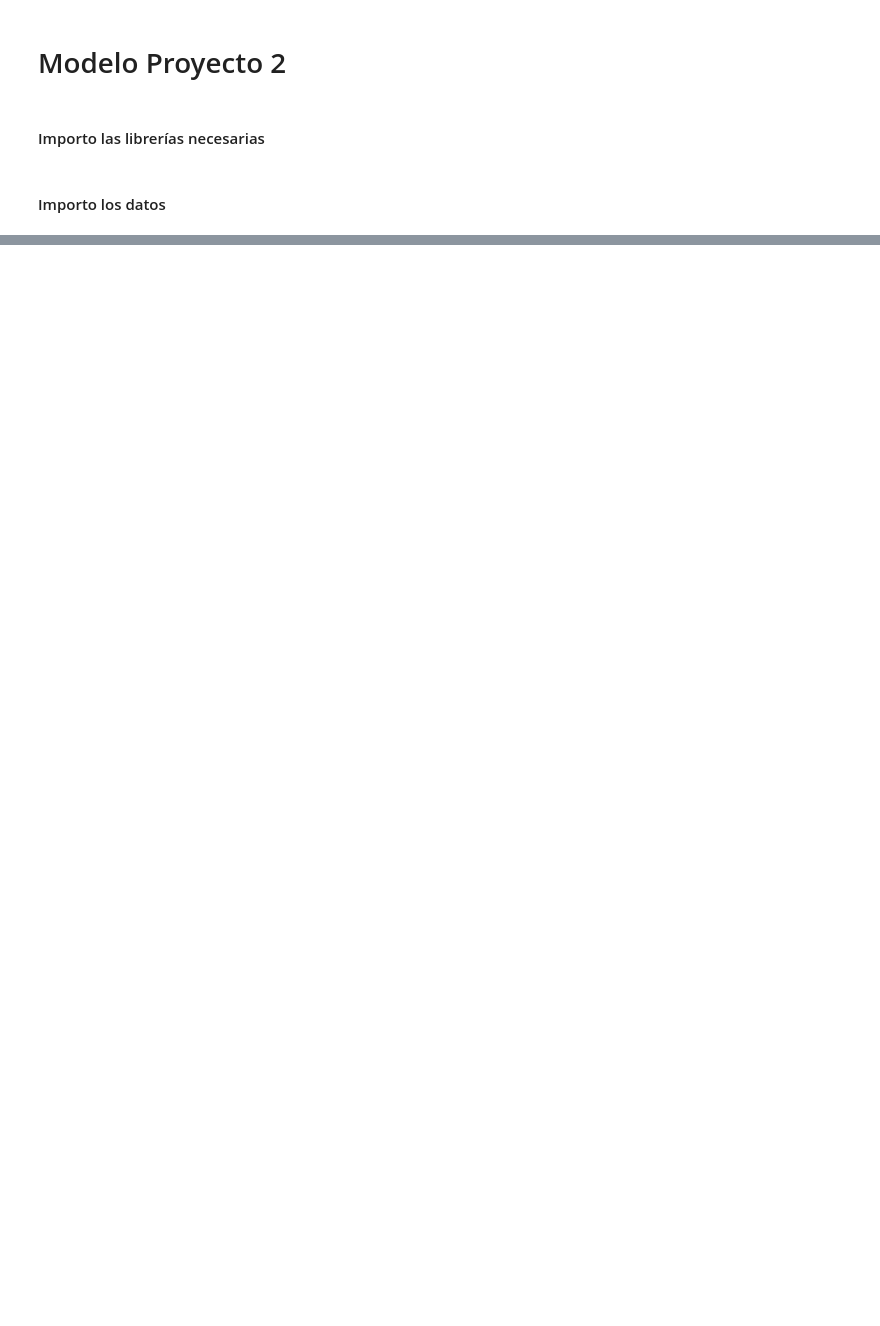
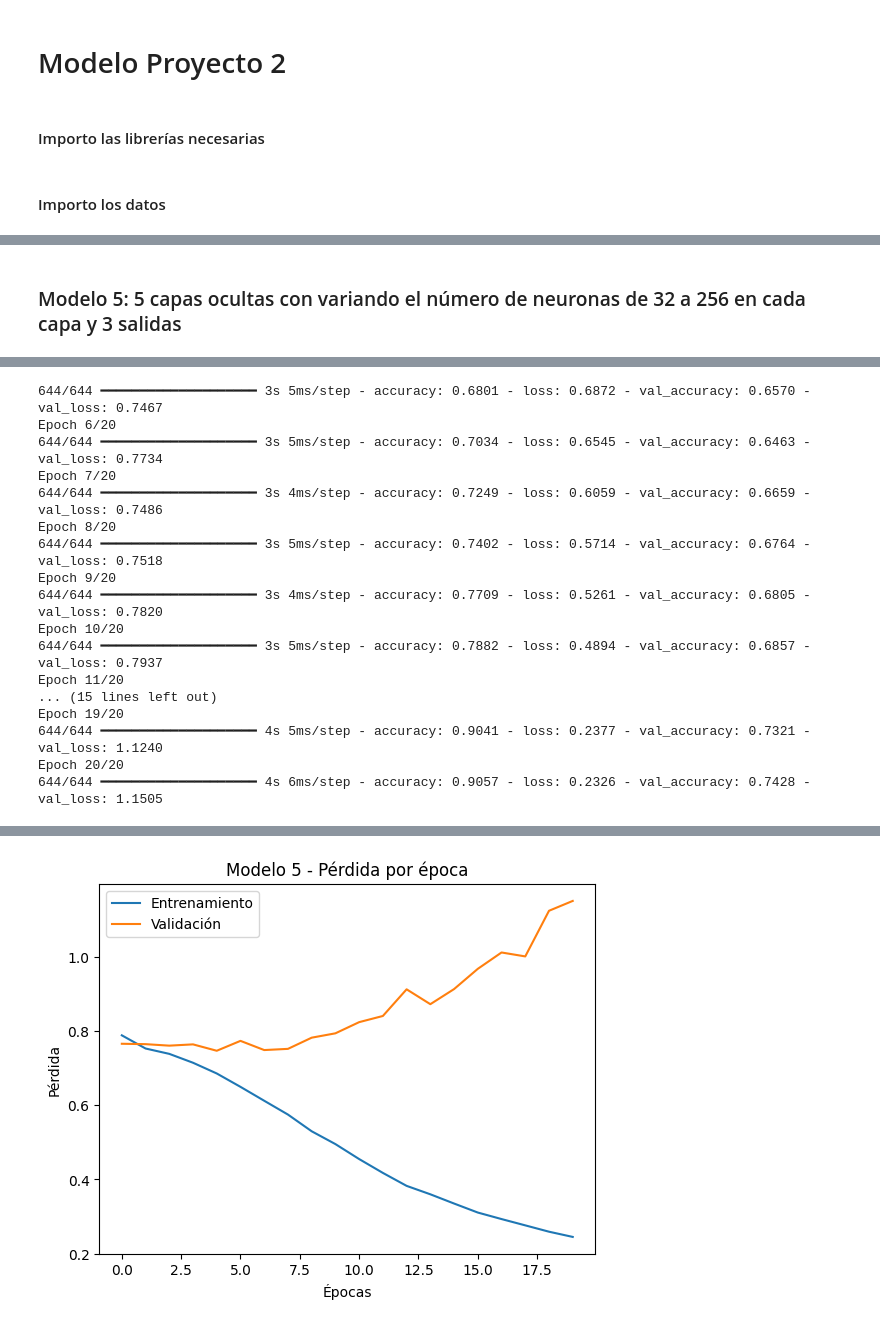
Before and after one commit to EstebanLN/Proyecto-2-Analitica-Computacional, a Jupyter notebook: Modelo/Modelo.ipynb, the cells around one changed output, grey strips where cells are left out. Cells and saved outputs as stored; diff of their text form; code cells hidden in the pictures; blank space fills up the shorter version.

```diff
--- a/Modelo/Modelo.ipynb
+++ b/Modelo/Modelo.ipynb
@@ -48,0 +435,38 @@ test_ds = dataframe_to_dataset(test)
+# %% [markdown]
+### Modelo 5: 5 capas ocultas con variando el número de neuronas de 32 a 256 en cada capa y 3 salidas
+# %%
+with mlflow.start_run(run_name='Modelo5_5'):
+    model5 = keras.Sequential([
+        keras.Input(shape=(train.shape[1],)),  # Capa de entrada
+        layers.Dense(256, activation='relu'),  # Primera capa oculta
+        layers.Dense(128, activation='relu'),  # Segunda capa oculta
+        layers.Dense(96, activation='relu'),   # Tercera capa oculta
+        layers.Dense(64, activation='relu'),   # Cuarta capa oculta
+        layers.Dense(32, activation='relu'),   # Quinta capa oculta
+        layers.Dense(3, activation='softmax')  # Capa de salida
+    ])
+
+    model5.compile(
+        optimizer='adam',
+        loss='sparse_categorical_crossentropy',
+        metrics=['accuracy']
+    )
+
+    history5 = model5.fit(
+        train, y_train,
+        validation_data=(val, y_val),
+        epochs=20,
+        batch_size=32
+    )
+
+    test_loss5, test_acc5 = model5.evaluate(test, y_test)
+    mlflow.log_metric('test_accuracy', test_acc5)
+
+    plt.plot(history5.history['loss'], label='Entrenamiento')
+    plt.plot(history5.history['val_loss'], label='Validación')
+    plt.title('Modelo 5 - Pérdida por época')
+    plt.xlabel('Épocas')
+    plt.ylabel('Pérdida')
+    plt.legend()
+    plt.show()
+# %% [output]
@@ -48,0 +493,17 @@ test_ds = dataframe_to_dataset(test)
+644/644 ━━━━━━━━━━━━━━━━━━━━ 3s 5ms/step - accuracy: 0.6801 - loss: 0.6872 - val_accuracy: 0.6570 - val_loss: 0.7467
+Epoch 6/20
+644/644 ━━━━━━━━━━━━━━━━━━━━ 3s 5ms/step - accuracy: 0.7034 - loss: 0.6545 - val_accuracy: 0.6463 - val_loss: 0.7734
+Epoch 7/20
+644/644 ━━━━━━━━━━━━━━━━━━━━ 3s 4ms/step - accuracy: 0.7249 - loss: 0.6059 - val_accuracy: 0.6659 - val_loss: 0.7486
+Epoch 8/20
+644/644 ━━━━━━━━━━━━━━━━━━━━ 3s 5ms/step - accuracy: 0.7402 - loss: 0.5714 - val_accuracy: 0.6764 - val_loss: 0.7518
+Epoch 9/20
+644/644 ━━━━━━━━━━━━━━━━━━━━ 3s 4ms/step - accuracy: 0.7709 - loss: 0.5261 - val_accuracy: 0.6805 - val_loss: 0.7820
+Epoch 10/20
+644/644 ━━━━━━━━━━━━━━━━━━━━ 3s 5ms/step - accuracy: 0.7882 - loss: 0.4894 - val_accuracy: 0.6857 - val_loss: 0.7937
+Epoch 11/20
+... (15 lines left out)
+Epoch 19/20
+644/644 ━━━━━━━━━━━━━━━━━━━━ 4s 5ms/step - accuracy: 0.9041 - loss: 0.2377 - val_accuracy: 0.7321 - val_loss: 1.1240
+Epoch 20/20
+644/644 ━━━━━━━━━━━━━━━━━━━━ 4s 6ms/step - accuracy: 0.9057 - loss: 0.2326 - val_accuracy: 0.7428 - val_loss: 1.1505
@@ -48,0 +514 @@ test_ds = dataframe_to_dataset(test)
+[figure, added]
```
Also changed, not shown: parts of 32 cells of this notebook, 1 other file.
